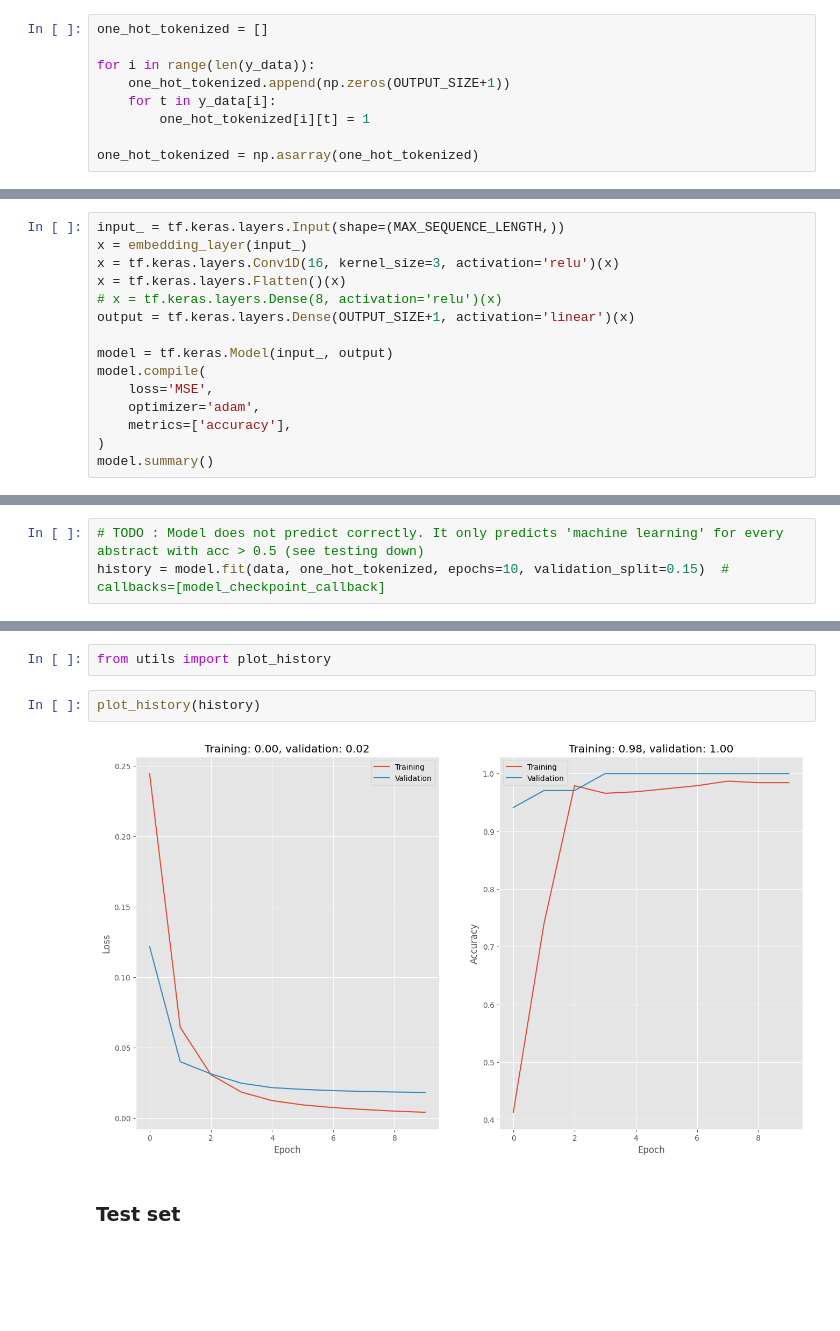
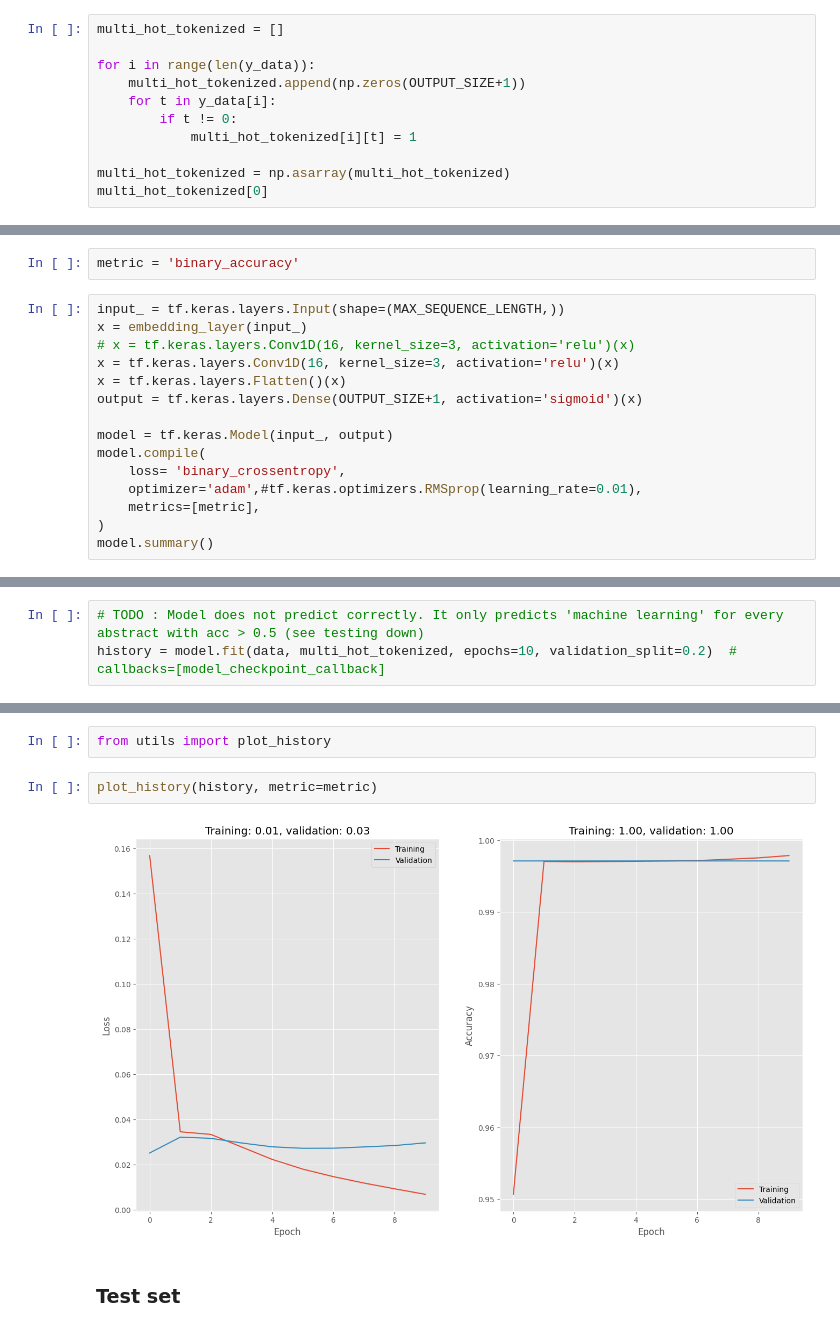
Before and after one commit to blitty-codes/AgentesInteligentes, a Jupyter notebook: neural/classificator.ipynb, the cells around one changed output, grey strips where cells are left out. Saved outputs shown, nothing was run; the diff lists cells and outputs as text; blank space fills up the shorter version.

```diff
--- a/neural/classificator.ipynb
+++ b/neural/classificator.ipynb
@@ -231,9 +250,11 @@ array([   0,    0,    0,    0,    0,    0,    0,   22, 1595,    1, 1596],
 # %%
-one_hot_tokenized = []
+multi_hot_tokenized = []
 
 for i in range(len(y_data)):
-    one_hot_tokenized.append(np.zeros(OUTPUT_SIZE+1))
+    multi_hot_tokenized.append(np.zeros(OUTPUT_SIZE+1))
     for t in y_data[i]:
-        one_hot_tokenized[i][t] = 1
+        if t != 0:
+            multi_hot_tokenized[i][t] = 1
 
-one_hot_tokenized = np.asarray(one_hot_tokenized)
+multi_hot_tokenized = np.asarray(multi_hot_tokenized)
+multi_hot_tokenized[0]
@@ -263,19 +294,21 @@ embedding_layer = tf.keras.layers.Embedding(
 print('done')
 # %% [output]
 Loading embedding with GloVe vectors... done
+# %%
+metric = 'binary_accuracy'
 # %%
 input_ = tf.keras.layers.Input(shape=(MAX_SEQUENCE_LENGTH,))
 x = embedding_layer(input_)
+# x = tf.keras.layers.Conv1D(16, kernel_size=3, activation='relu')(x)
 x = tf.keras.layers.Conv1D(16, kernel_size=3, activation='relu')(x)
 x = tf.keras.layers.Flatten()(x)
-# x = tf.keras.layers.Dense(8, activation='relu')(x)
-output = tf.keras.layers.Dense(OUTPUT_SIZE+1, activation='linear')(x)
+output = tf.keras.layers.Dense(OUTPUT_SIZE+1, activation='sigmoid')(x)
 
 model = tf.keras.Model(input_, output)
 model.compile(
-    loss='MSE',
-    optimizer='adam',
-    metrics=['accuracy'],
+    loss= 'binary_crossentropy',
+    optimizer='adam',#tf.keras.optimizers.RMSprop(learning_rate=0.01),
+    metrics=[metric],
 )
 model.summary()
 # %% [output]
@@ -326,5 +359,5 @@ model_checkpoint_callback = tf.keras.callbacks.ModelCheckpoint(
 )
 # %%
 # TODO : Model does not predict correctly. It only predicts 'machine learning' for every abstract with acc > 0.5 (see testing down)
-history = model.fit(data, one_hot_tokenized, epochs=10, validation_split=0.15)  # callbacks=[model_checkpoint_callback]
+history = model.fit(data, multi_hot_tokenized, epochs=10, validation_split=0.2)  # callbacks=[model_checkpoint_callback]
 # %% [output]
@@ -356,9 +389,9 @@ Epoch 10/10
 # %%
 from utils import plot_history
 # %%
-plot_history(history)
+plot_history(history, metric=metric)
 # %% [output]
-[figure, old version]
+[figure, new version]
 # %% [markdown]
 ### Test set
 # %%
```
Also changed, not shown: parts of 12 cells of this notebook, 1 other file.
